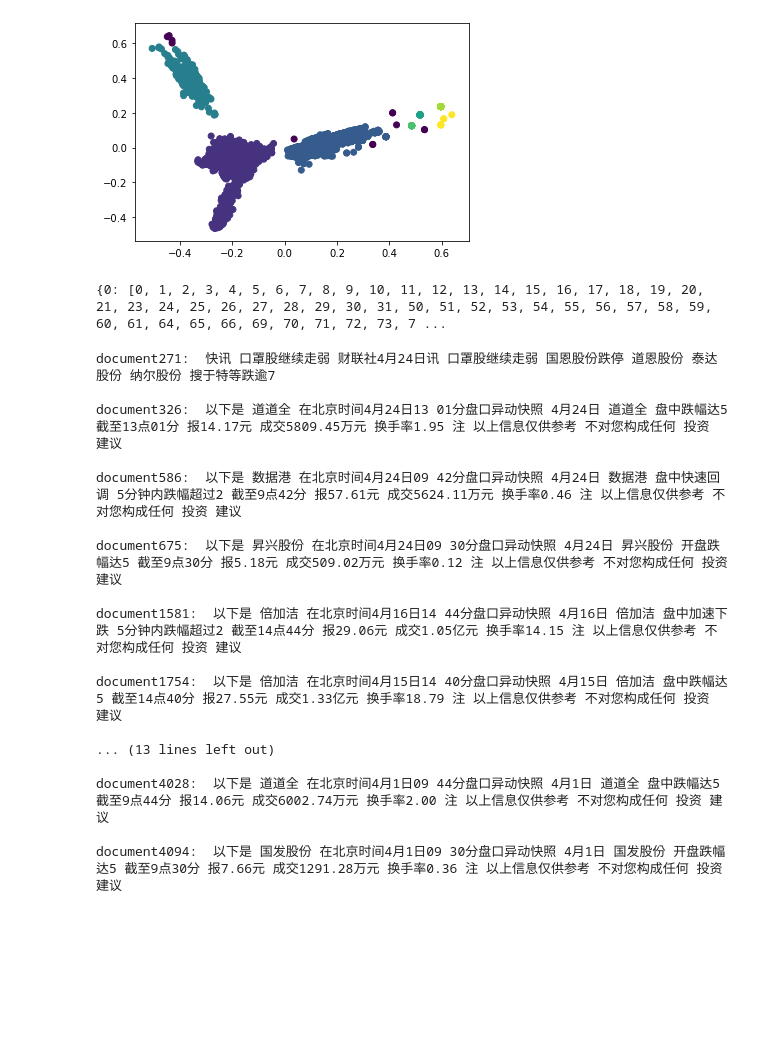
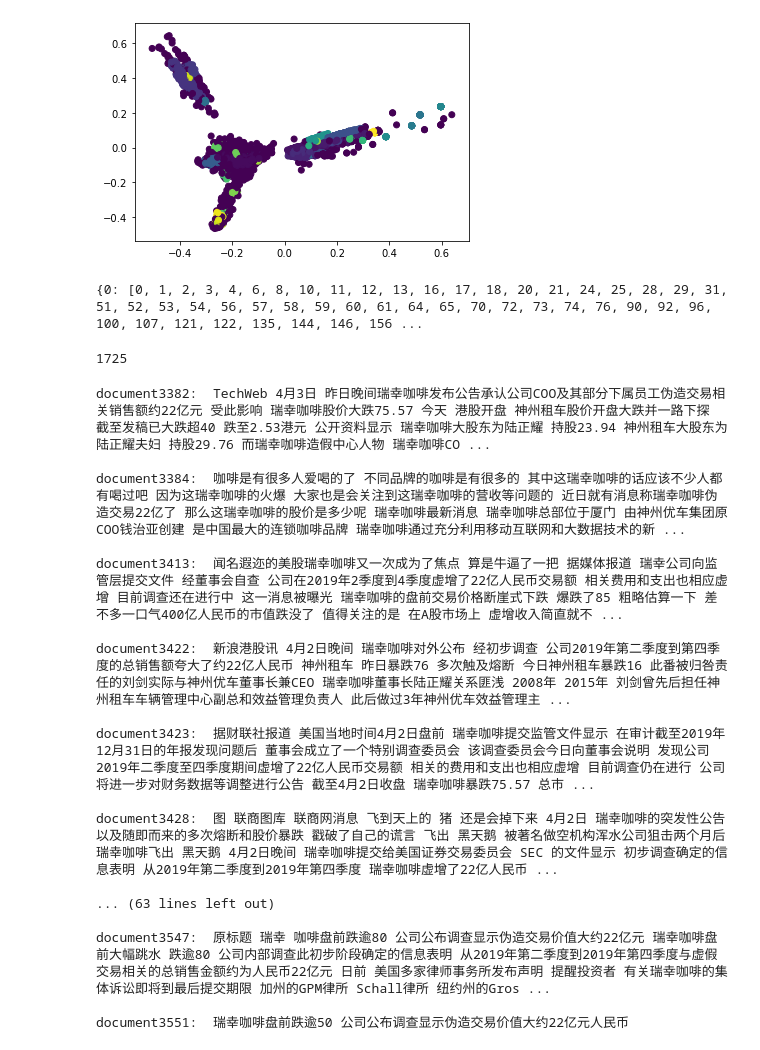
Before and after one commit to tassadaryl/text_similarity, a Jupyter notebook: code/myDBSCAN.ipynb, the cells around one changed output. Drawn from its saved outputs; the diff is of its cells as text; code cells hidden in the pictures; blank space fills up the shorter version.

```diff
--- a/code/myDBSCAN.ipynb
+++ b/code/myDBSCAN.ipynb
@@ -12,6 +13,8 @@ class DbscanClustering():
         self.stopwords = self.load_stopwords(stopwords_path)
         self.vectorizer = CountVectorizer()
         self.transformer = TfidfTransformer()
+        self.result = {}
+        self.corpus_path = ""
 
     def load_stopwords(self, stopwords=None):
         """
@@ -31,6 +34,7 @@ class DbscanClustering():
         :param corpus_path:
         :return:
         """
+        self.corpus_path = corpus_path
         corpus = []
         with open(corpus_path, 'r', encoding='utf-8') as f:
             for line in f:
@@ -64,6 +68,16 @@ class DbscanClustering():
         pca = PCA(n_components=n_components)
         return pca.fit_transform(weights)
 
+    def export_result(self):
+        #输出结果
+        with open(self.corpus_path, 'r', encoding='utf-8') as f:
+            lines = f.readlines()
+            for cluster, indexes in self.result.items():
+                file = open('../data/clusters/' + str(cluster) + '.txt', 'w')
+                for index in indexes:
+                    file.write("document"+str(index)+": " + lines[index] + "\n")
+                file.close()
+
     def dbscan(self, corpus_path, eps=0.1, min_samples=3, fig=True):
         """
         DBSCAN：基于密度的文本聚类算法
@@ -76,7 +90,7 @@ class DbscanClustering():
         corpus = self.preprocess_data(corpus_path)
         weights = self.get_text_tfidf_matrix(corpus)
 
-        pca_weights = self.pca(weights)
+        pca_weights = self.pca(weights, 5)
 
         clf = DBSCAN(eps=eps, min_samples=min_samples)
 
@@ -93,18 +107,17 @@ class DbscanClustering():
         # score = clf.inertia_
 
         # 每个样本所属的簇
-        result = {}
         for text_idx, label_idx in enumerate(y):
-            if label_idx not in result:
-                result[label_idx] = [text_idx]
+            if label_idx not in self.result:
+                self.result[label_idx] = [text_idx]
             else:
-                result[label_idx].append(text_idx)
-        return result
+                self.result[label_idx].append(text_idx)
+        return self.result
 # %%
 if __name__ == '__main__':
     dbscan = DbscanClustering(stopwords_path='../data/stop_words.txt')
-    result = dbscan.dbscan('../data/documents_股价上涨.txt', eps=0.04, min_samples=5)
+    result = dbscan.dbscan('../data/documents_股价上涨.txt', eps=0.02, min_samples=8)
     print(result)
 # %% [output]
-[figure, old version]
+[figure, new version]
-{0: [0, 1, 2, 3, 4, 5, 6, 7, 8, 9, 10, 11, 12, 13, 14, 15, 16, 17, 18, 19, 20, 21, 23, 24, 25, 26, 27, 28, 29, 30, 31, 50, 51, 52, 53, 54, 55, 56, 57, 58, 59, 60, 61, 64, 65, 66, 69, 70, 71, 72, 73, 7 ...
+{0: [0, 1, 2, 3, 4, 6, 8, 10, 11, 12, 13, 16, 17, 18, 20, 21, 24, 25, 28, 29, 31, 51, 52, 53, 54, 56, 57, 58, 59, 60, 61, 64, 65, 70, 72, 73, 74, 76, 90, 92, 96, 100, 107, 121, 122, 135, 144, 146, 156 ...
@@ -111,3 +126,7 @@ if __name__ == '__main__':
+# %%
+len(result[-1])
+# %% [output]
+1725
 # %%
 def showDoc(corpus_path, index):
     with open(corpus_path, 'r', encoding='utf-8') as f:
@@ -115,22 +134,22 @@ def showDoc(corpus_path, index):
     for idx in result[index]:
         print("document"+str(idx)+": ", lines[idx])
 # %%
-showDoc('../data/documents_股价下跌.txt', -1)
+showDoc('../data/documents_股价下跌.txt', 33)
 # %% [output]
-document271:  快讯 口罩股继续走弱 财联社4月24日讯 口罩股继续走弱 国恩股份跌停 道恩股份 泰达股份 纳尔股份 搜于特等跌逾7
+document3382:  TechWeb 4月3日 昨日晚间瑞幸咖啡发布公告承认公司COO及其部分下属员工伪造交易相关销售额约22亿元 受此影响 瑞幸咖啡股价大跌75.57 今天 港股开盘 神州租车股价开盘大跌并一路下探 截至发稿已大跌超40 跌至2.53港元 公开资料显示 瑞幸咖啡大股东为陆正耀 持股23.94 神州租车大股东为陆正耀夫妇 持股29.76 而瑞幸咖啡造假中心人物 瑞幸咖啡CO ...
 
-document326:  以下是 道道全 在北京时间4月24日13 01分盘口异动快照 4月24日 道道全 盘中跌幅达5 截至13点01分 报14.17元 成交5809.45万元 换手率1.95 注 以上信息仅供参考 不对您构成任何 投资 建议
+document3384:  咖啡是有很多人爱喝的了 不同品牌的咖啡是有很多的 其中这瑞幸咖啡的话应该不少人都有喝过吧 因为这瑞幸咖啡的火爆 大家也是会关注到这瑞幸咖啡的营收等问题的 近日就有消息称瑞幸咖啡伪造交易22亿了 那么这瑞幸咖啡的股价是多少呢 瑞幸咖啡最新消息 瑞幸咖啡总部位于厦门 由神州优车集团原COO钱治亚创建 是中国最大的连锁咖啡品牌 瑞幸咖啡通过充分利用移动互联网和大数据技术的新 ...
 
-document586:  以下是 数据港 在北京时间4月24日09 42分盘口异动快照 4月24日 数据港 盘中快速回调 5分钟内跌幅超过2 截至9点42分 报57.61元 成交5624.11万元 换手率0.46 注 以上信息仅供参考 不对您构成任何 投资 建议
+document3413:  闻名遐迩的美股瑞幸咖啡又一次成为了焦点 算是牛逼了一把 据媒体报道 瑞幸公司向监管层提交文件 经董事会自查 公司在2019年2季度到4季度虚增了22亿人民币交易额 相关费用和支出也相应虚增 目前调查还在进行中 这一消息被曝光 瑞幸咖啡的盘前交易价格断崖式下跌 爆跌了85 粗略估算一下 差不多一口气400亿人民币的市值跌没了 值得关注的是 在A股市场上 虚增收入简直就不 ...
 
-document675:  以下是 昇兴股份 在北京时间4月24日09 30分盘口异动快照 4月24日 昇兴股份 开盘跌幅达5 截至9点30分 报5.18元 成交509.02万元 换手率0.12 注 以上信息仅供参考 不对您构成任何 投资 建议
+document3422:  新浪港股讯 4月2日晚间 瑞幸咖啡对外公布 经初步调查 公司2019年第二季度到第四季度的总销售额夸大了约22亿人民币 神州租车 昨日暴跌76 多次触及熔断 今日神州租车暴跌16 此番被归咎责任的刘剑实际与神州优车董事长兼CEO 瑞幸咖啡董事长陆正耀关系匪浅 2008年 2015年 刘剑曾先后担任神州租车车辆管理中心副总和效益管理负责人 此后做过3年神州优车效益管理主 ...
 
-document1581:  以下是 倍加洁 在北京时间4月16日14 44分盘口异动快照 4月16日 倍加洁 盘中加速下跌 5分钟内跌幅超过2 截至14点44分 报29.06元 成交1.05亿元 换手率14.15 注 以上信息仅供参考 不对您构成任何 投资 建议
+document3423:  据财联社报道 美国当地时间4月2日盘前 瑞幸咖啡提交监管文件显示 在审计截至2019年12月31日的年报发现问题后 董事会成立了一个特别调查委员会 该调查委员会今日向董事会说明 发现公司2019年二季度至四季度期间虚增了22亿人民币交易额 相关的费用和支出也相应虚增 目前调查仍在进行 公司将进一步对财务数据等调整进行公告 截至4月2日收盘 瑞幸咖啡暴跌75.57 总市 ...
 
-document1754:  以下是 倍加洁 在北京时间4月15日14 40分盘口异动快照 4月15日 倍加洁 盘中跌幅达5 截至14点40分 报27.55元 成交1.33亿元 换手率18.79 注 以上信息仅供参考 不对您构成任何 投资 建议
+document3428:  图 联商图库 联商网消息 飞到天上的 猪 还是会掉下来 4月2日 瑞幸咖啡的突发性公告以及随即而来的多次熔断和股价暴跌 戳破了自己的谎言 飞出 黑天鹅 被著名做空机构浑水公司狙击两个月后 瑞幸咖啡飞出 黑天鹅 4月2日晚间 瑞幸咖啡提交给美国证券交易委员会 SEC 的文件显示 初步调查确定的信息表明 从2019年第二季度到2019年第四季度 瑞幸咖啡虚增了22亿人民币 ...
 
-... (13 lines left out)
+... (63 lines left out)
 
-document4028:  以下是 道道全 在北京时间4月1日09 44分盘口异动快照 4月1日 道道全 盘中跌幅达5 截至9点44分 报14.06元 成交6002.74万元 换手率2.00 注 以上信息仅供参考 不对您构成任何 投资 建议
+document3547:  原标题 瑞幸 咖啡盘前跌逾80 公司公布调查显示伪造交易价值大约22亿元 瑞幸咖啡盘前大幅跳水 跌逾80 公司内部调查此初步阶段确定的信息表明 从2019年第二季度到2019年第四季度与虚假交易相关的总销售金额约为人民币22亿元 日前 美国多家律师事务所发布声明 提醒投资者 有关瑞幸咖啡的集体诉讼即将到最后提交期限 加州的GPM律所 Schall律所 纽约州的Gros ...
 
-document4094:  以下是 国发股份 在北京时间4月1日09 30分盘口异动快照 4月1日 国发股份 开盘跌幅达5 截至9点30分 报7.66元 成交1291.28万元 换手率0.36 注 以上信息仅供参考 不对您构成任何 投资 建议
+document3551:  瑞幸咖啡盘前跌逾50 公司公布调查显示伪造交易价值大约22亿元人民币
```
Also changed, not shown: parts of 2 cells of this notebook.
